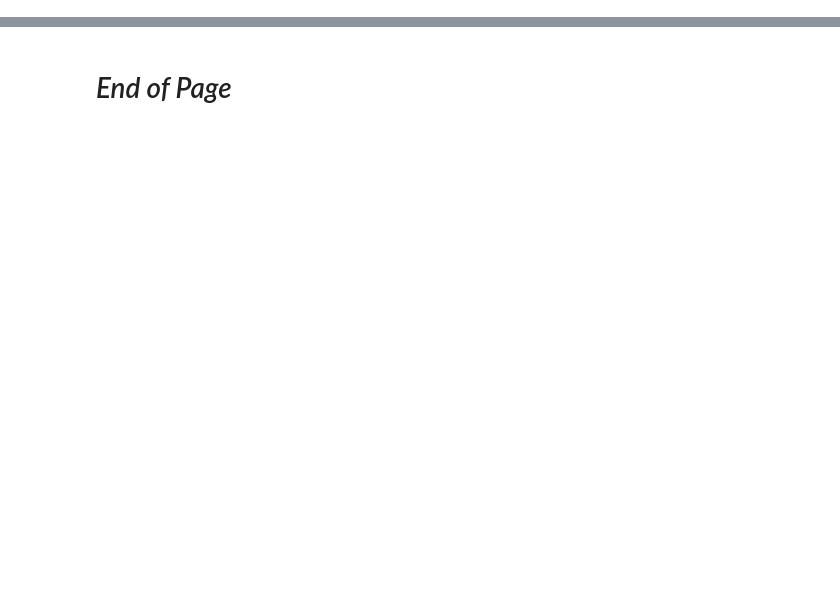
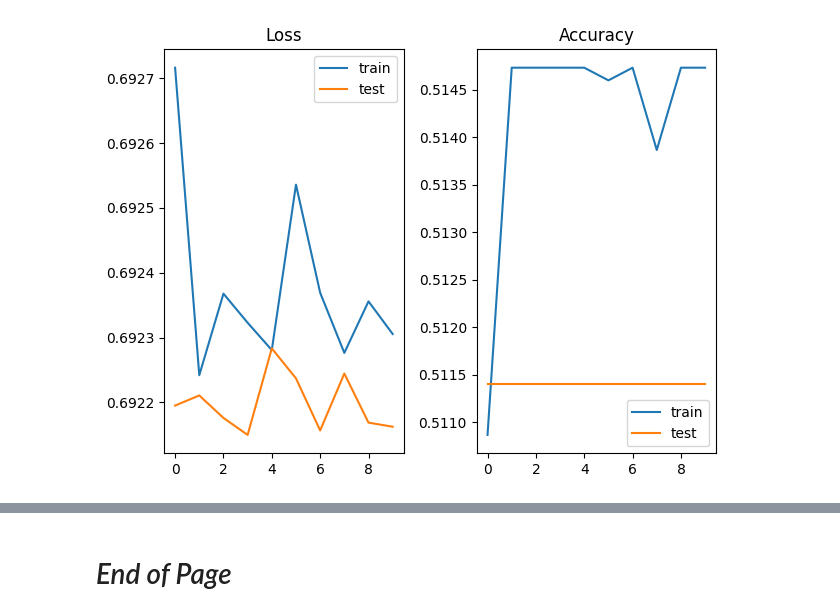
Before and after one commit to silvhua-Lighthouse/2022-11-07-W08, a Jupyter notebook: NLP challenge.ipynb, the cells around one changed output, grey strips where cells are left out. Saved outputs shown, nothing was run; the diff lists cells and outputs as text; code cells hidden in the pictures; blank space fills up the shorter version.

```diff
--- a/NLP challenge.ipynb
+++ b/NLP challenge.ipynb
@@ -21,0 +135,5 @@ frown
+# %%
+vectorizer = TfidfVectorizer(
+    max_df = .95,
+    stop_words='english'
+)
@@ -21,0 +161,17 @@ frown
+# %%
+from tensorflow.python.keras.models import Sequential
+from keras import layers
+
+embedding_dim = 50
+
+sequential_model = Sequential()
+sequential_model.add(layers.Embedding(input_dim=len(vectorizer.vocabulary_), # SH: In this case, input_dim and input_length are the same
+                           output_dim=embedding_dim,
+                           input_length=X_train_vec.shape[1]
+                           ))
+sequential_model.add(layers.GlobalMaxPool1D())
+sequential_model.add(layers.Dense(10, activation='relu'))
+sequential_model.add(layers.Dense(1, activation='sigmoid'))
+sequential_model.compile(optimizer='adam',
+              loss='binary_crossentropy',
+              metrics=['accuracy'])
@@ -21,0 +182,7 @@ frown
+# %%
+history = sequential_model.fit(X_train_vec, y_train,
+                    epochs=10,
+                    validation_data=(X_test_vec, y_test),
+                    batch_size=10)
+
+sequential_model.summary()
@@ -21,0 +207,18 @@ frown
+# %%
+from matplotlib import pyplot as plt
+import seaborn as sns
+# plot history
+def plot_training_metrics(history):
+    fig, ax = plt.subplots(1, 2)
+    sns.lineplot(history.history['loss'], ax=ax[0], label='train')
+    sns.lineplot(history.history['val_loss'], ax=ax[0], label='test')
+    ax[0].set_title('Loss')
+
+    sns.lineplot(history.history['accuracy'], ax=ax[1], label='train')
+    sns.lineplot(history.history['val_accuracy'], ax=ax[1], label='test')
+    ax[1].set_title('Accuracy')
+    plt.tight_layout()
+
+plot_training_metrics(history)
+# %% [output]
+[figure, added]
```
Also changed, not shown: parts of 28 cells of this notebook.
